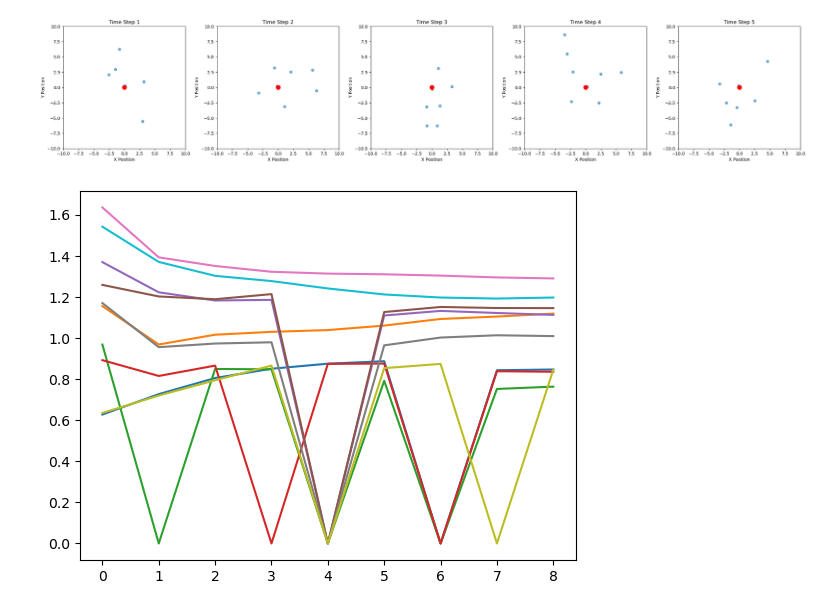
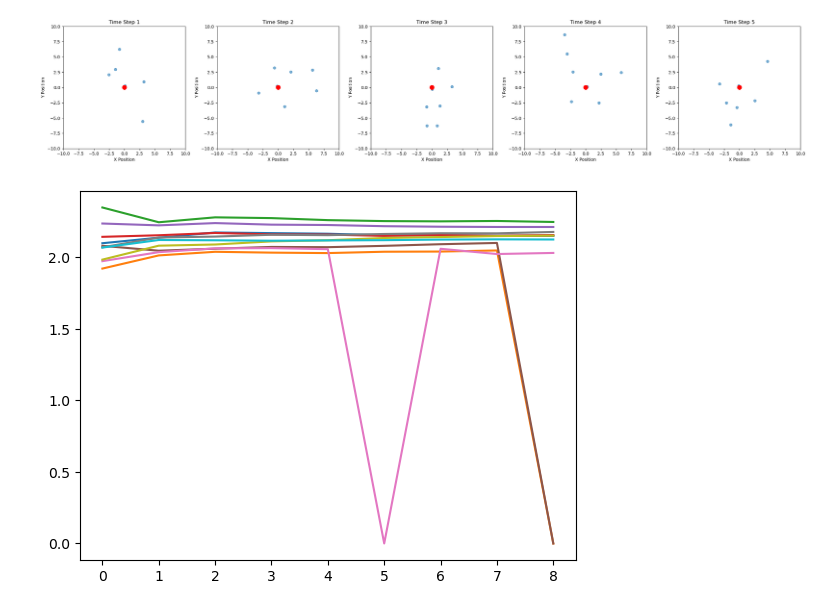
Before and after one commit to xwang97/SpatialDynamics, a Jupyter notebook: Analysis/validate.ipynb, the cells around one changed output. Cells and saved outputs as stored; diff of their text form; code cells hidden in the pictures.

```diff
--- a/Analysis/validate.ipynb
+++ b/Analysis/validate.ipynb
@@ -227,30 +212,30 @@ visulize_cell(prediction[80][:5])
 [figure]
 [figure]
 # %%
-folder = '../../Xenium/BreastS1R1/'
+folder = '../../Xenium/HumanBoneMarrow/'
 data_folder = folder + 'TimeSeries/'
 model_folder = folder + 'Models/'
 
 # Set parameters
 SEQ_LEN = 10
 dim_inputs = 10
 
-gene = 'PPARG'
+gene = 'CD79A'
 # load test data
 data_path = data_folder + gene + '_data.csv'
 locs_path = data_folder + gene + '_locs.csv'
 data, locs = read_data(data_path, locs_path, SEQ_LEN, dim_inputs)
 test_size = int(data.shape[0] * 0.1)
 test_data = data[-test_size:]
 test_locs = locs[-test_size:]
 
 prediction, generation, trans_status, loss_recon = test(test_data, test_locs, net)
 prediction = prediction.cpu().detach().numpy()
 
 for i in range(10):
     gen = generation[i].view(-1).cpu().detach().numpy()
     status = trans_status[i].view(-1).cpu().detach().numpy()
     plt.plot(status*gen)
 plt.show()
 # %% [output]
-[figure, old version]
+[figure, new version]
```
Also changed, not shown: parts of 5 cells of this notebook, 1 other file.
